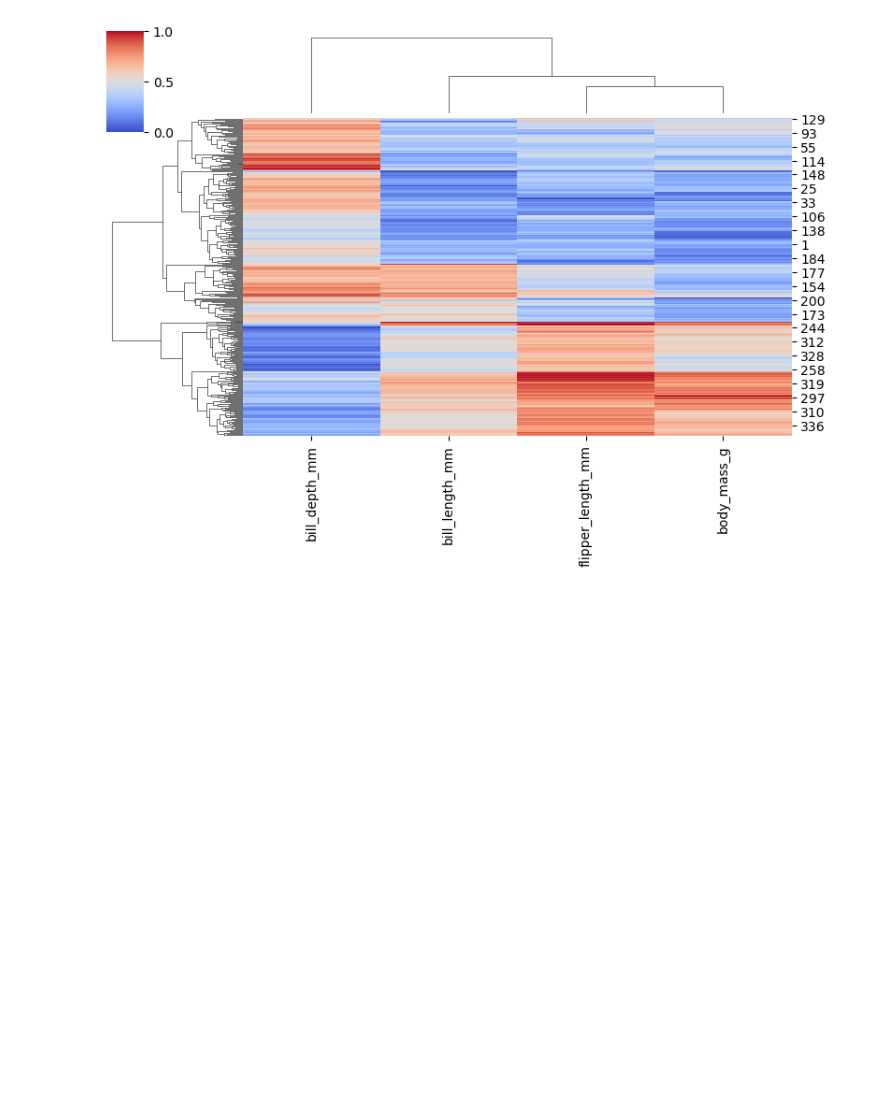
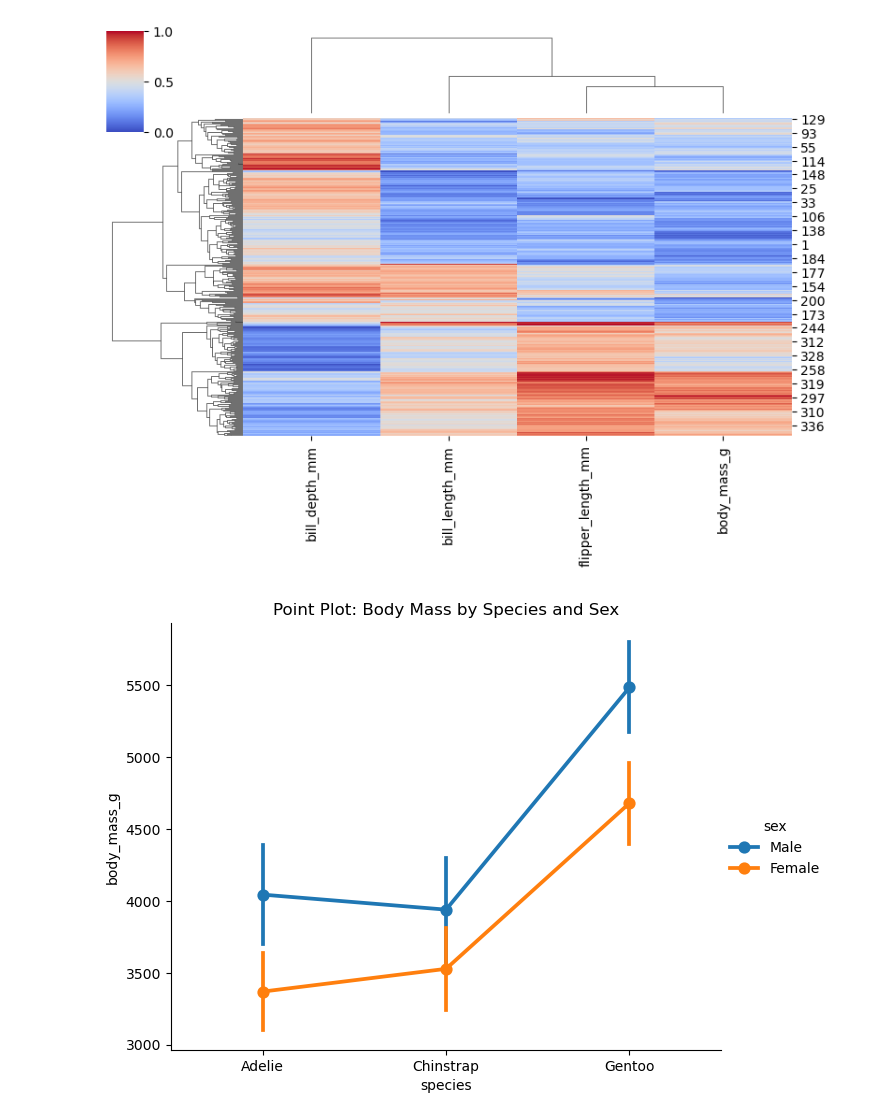
Before and after one commit to md-faiyazkhan/ml-practice, a Jupyter notebook: Seaborn/Seaborn.ipynb, the cells around one changed output. Cells and saved outputs as stored; diff of their text form; code cells hidden in the pictures; blank space fills up the shorter version.

```diff
--- a/Seaborn/Seaborn.ipynb
+++ b/Seaborn/Seaborn.ipynb
@@ -404,3 +404,20 @@ sns.clustermap(
 # %% [output]
 <seaborn.matrix.ClusterGrid at 0x...>
 [figure]
+# %%
+# Point plot using catplot: average body mass per species
+sns.catplot(
+    data=penguins,
+    x="species",
+    y="body_mass_g",
+    kind="point",
+    hue="sex",
+    errorbar="sd",   # updated instead of ci="sd"
+    height=5,
+    aspect=1.3
+)
+
+plt.title("Point Plot: Body Mass by Species and Sex")
+plt.show()
+# %% [output]
+[figure, added]
```
